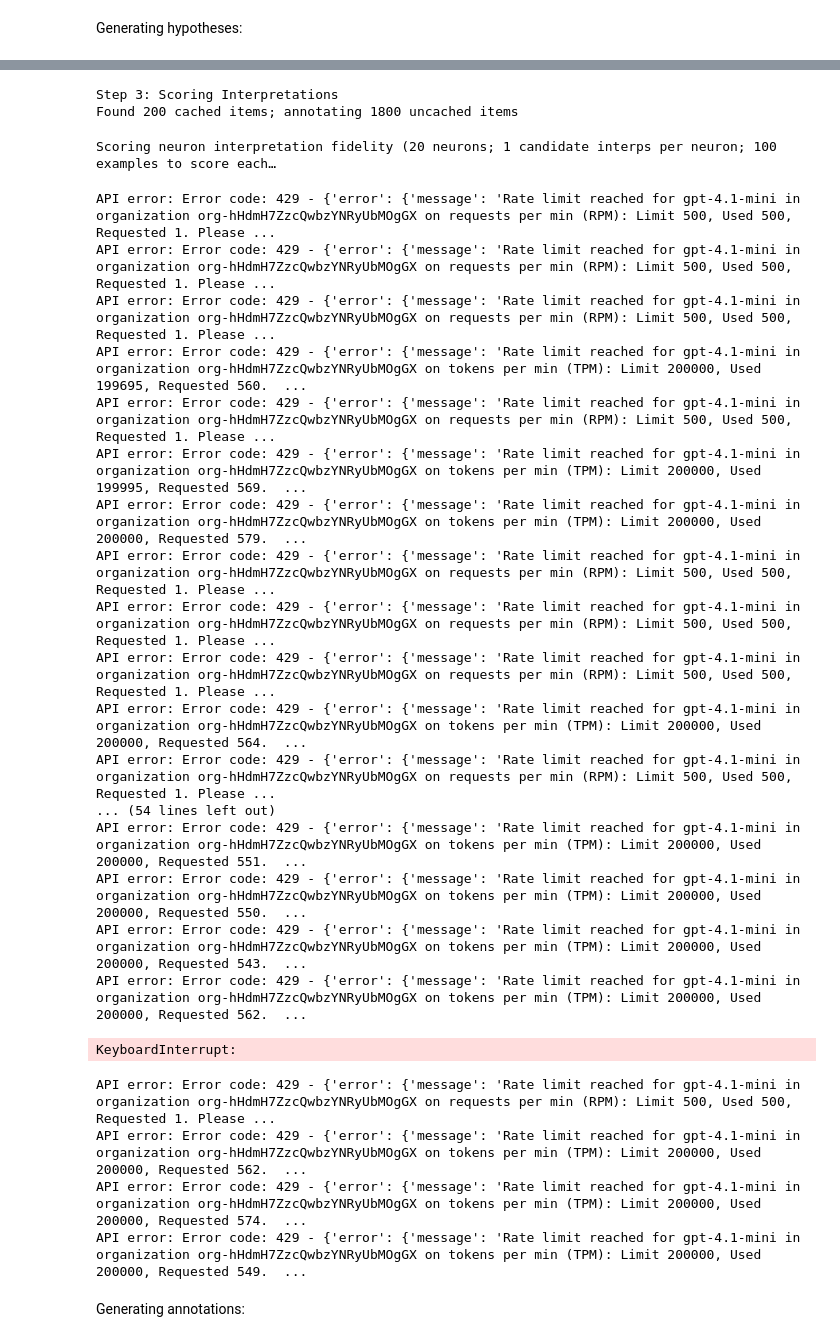
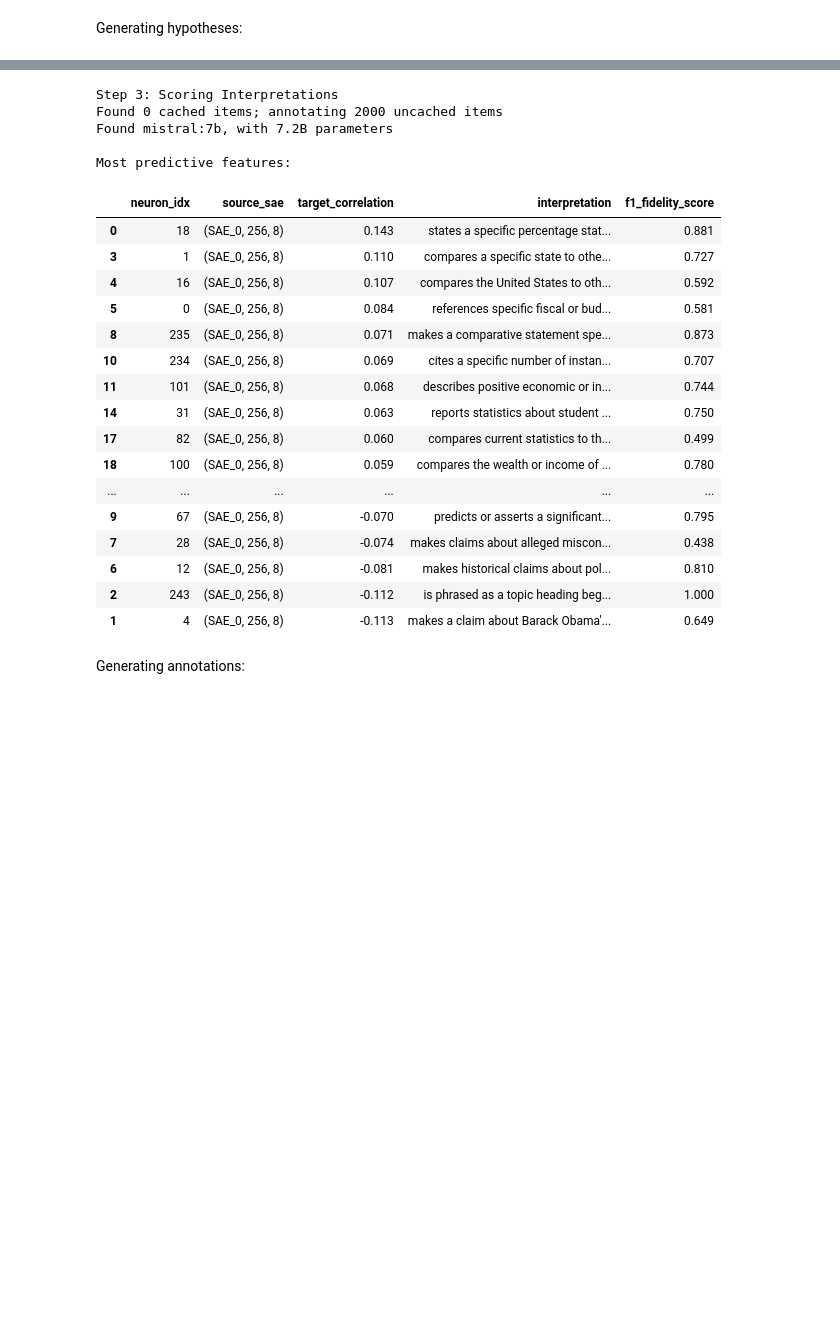
Before and after one commit to adityad2123/HypotheSAEs, a Jupyter notebook: new_data.ipynb, the cells around one changed output, grey strips where cells are left out. Cells and saved outputs as stored; diff of their text form; code cells hidden in the pictures; blank space fills up the shorter version.

```diff
--- a/new_data.ipynb
+++ b/new_data.ipynb
@@ -17,6 +17,7 @@ INTERPRETER_MODEL = "gpt-4.1"
 ANNOTATOR_MODEL = "gpt-4.0-mini"
 
 INTERPRETER_MODEL_OLLAMA = "mistral:7b"
+ANNOTATOR_MODEL_OLLAMA = 'mistral:7b'
 N_WORKERS_ANNOTATION = 8
 # %% [markdown]
 This is how we import the LIAR dataset. Once you import it, comment the lines out——so when you rereun the notebook, it doesn't redownload.
@@ -90,6 +91,7 @@ sae = train_sae(
     # task='binary',
     # n_classes=1,
     matryoshka_prefix_lengths=[32, 256],
-    checkpoint_dir=checkpoint_dir
+    checkpoint_dir=checkpoint_dir,
+    # overwrite_checkpoint=True
 )
 # %% [output]
@@ -203,56 +222,53 @@ Generating hypotheses:
 # %%
 selection_method = "correlation"
 results = generate_hypotheses(
     texts=texts,
     labels=labels,
     embeddings=train_embeddings,
     sae=sae,
     cache_name=CACHE_NAME,
     selection_method=selection_method,
     n_selected_neurons=20,
     n_candidate_interpretations=1,
     task_specific_instructions=TASK_SPECIFIC_INSTRUCTIONS,
     interpreter_model=INTERPRETER_MODEL,
-    annotator_model=ANNOTATOR_MODEL,
+    annotator_model=ANNOTATOR_MODEL_OLLAMA,
     n_workers_annotation=N_WORKERS_ANNOTATION, # Please lower this parameter if you are running into OpenAI API rate limits
 )
 
 print("\nMost predictive features:")
 pd.set_option('display.max_colwidth', None)
 display(results.sort_values(by=f"target_{selection_method}", ascending=False).round(3))
 pd.reset_option('display.max_colwidth')
 # %% [output]
 Embeddings shape: (6472, 768)
 Activations shape: (6472, 256)
 
 Step 1: Selecting top 20 predictive neurons
 
 Step 2: Interpreting selected neurons
 Step 3: Scoring Interpretations
-Found 200 cached items; annotating 1800 uncached items
+Found 0 cached items; annotating 2000 uncached items
+Found mistral:7b, with 7.2B parameters
+
+Most predictive features:
-Scoring neuron interpretation fidelity (20 neurons; 1 candidate interps per neuron; 100 examples to score each…
-API error: Error code: 429 - {'error': {'message': 'Rate limit reached for gpt-4.1-mini in organization org-hHdmH7ZzcQwbzYNRyUbMOgGX on requests per min (RPM): Limit 500, Used 500, Requested 1. Please ...
-API error: Error code: 429 - {'error': {'message': 'Rate limit reached for gpt-4.1-mini in organization org-hHdmH7ZzcQwbzYNRyUbMOgGX on requests per min (RPM): Limit 500, Used 500, Requested 1. Please ...
-API error: Error code: 429 - {'error': {'message': 'Rate limit reached for gpt-4.1-mini in organization org-hHdmH7ZzcQwbzYNRyUbMOgGX on requests per min (RPM): Limit 500, Used 500, Requested 1. Please ...
-API error: Error code: 429 - {'error': {'message': 'Rate limit reached for gpt-4.1-mini in organization org-hHdmH7ZzcQwbzYNRyUbMOgGX on tokens per min (TPM): Limit 200000, Used 199695, Requested 560.  ...
-API error: Error code: 429 - {'error': {'message': 'Rate limit reached for gpt-4.1-mini in organization org-hHdmH7ZzcQwbzYNRyUbMOgGX on requests per min (RPM): Limit 500, Used 500, Requested 1. Please ...
-API error: Error code: 429 - {'error': {'message': 'Rate limit reached for gpt-4.1-mini in organization org-hHdmH7ZzcQwbzYNRyUbMOgGX on tokens per min (TPM): Limit 200000, Used 199995, Requested 569.  ...
-API error: Error code: 429 - {'error': {'message': 'Rate limit reached for gpt-4.1-mini in organization org-hHdmH7ZzcQwbzYNRyUbMOgGX on tokens per min (TPM): Limit 200000, Used 200000, Requested 579.  ...
-API error: Error code: 429 - {'error': {'message': 'Rate limit reached for gpt-4.1-mini in organization org-hHdmH7ZzcQwbzYNRyUbMOgGX on requests per min (RPM): Limit 500, Used 500, Requested 1. Please ...
-API error: Error code: 429 - {'error': {'message': 'Rate limit reached for gpt-4.1-mini in organization org-hHdmH7ZzcQwbzYNRyUbMOgGX on requests per min (RPM): Limit 500, Used 500, Requested 1. Please ...
-API error: Error code: 429 - {'error': {'message': 'Rate limit reached for gpt-4.1-mini in organization org-hHdmH7ZzcQwbzYNRyUbMOgGX on requests per min (RPM): Limit 500, Used 500, Requested 1. Please ...
-API error: Error code: 429 - {'error': {'message': 'Rate limit reached for gpt-4.1-mini in organization org-hHdmH7ZzcQwbzYNRyUbMOgGX on tokens per min (TPM): Limit 200000, Used 200000, Requested 564.  ...
-API error: Error code: 429 - {'error': {'message': 'Rate limit reached for gpt-4.1-mini in organization org-hHdmH7ZzcQwbzYNRyUbMOgGX on requests per min (RPM): Limit 500, Used 500, Requested 1. Please ...
-... (54 lines left out)
-API error: Error code: 429 - {'error': {'message': 'Rate limit reached for gpt-4.1-mini in organization org-hHdmH7ZzcQwbzYNRyUbMOgGX on tokens per min (TPM): Limit 200000, Used 200000, Requested 551.  ...
-API error: Error code: 429 - {'error': {'message': 'Rate limit reached for gpt-4.1-mini in organization org-hHdmH7ZzcQwbzYNRyUbMOgGX on tokens per min (TPM): Limit 200000, Used 200000, Requested 550.  ...
-API error: Error code: 429 - {'error': {'message': 'Rate limit reached for gpt-4.1-mini in organization org-hHdmH7ZzcQwbzYNRyUbMOgGX on tokens per min (TPM): Limit 200000, Used 200000, Requested 543.  ...
-API error: Error code: 429 - {'error': {'message': 'Rate limit reached for gpt-4.1-mini in organization org-hHdmH7ZzcQwbzYNRyUbMOgGX on tokens per min (TPM): Limit 200000, Used 200000, Requested 562.  ...
-KeyboardInterrupt:
-API error: Error code: 429 - {'error': {'message': 'Rate limit reached for gpt-4.1-mini in organization org-hHdmH7ZzcQwbzYNRyUbMOgGX on requests per min (RPM): Limit 500, Used 500, Requested 1. Please ...
-API error: Error code: 429 - {'error': {'message': 'Rate limit reached for gpt-4.1-mini in organization org-hHdmH7ZzcQwbzYNRyUbMOgGX on tokens per min (TPM): Limit 200000, Used 200000, Requested 562.  ...
-API error: Error code: 429 - {'error': {'message': 'Rate limit reached for gpt-4.1-mini in organization org-hHdmH7ZzcQwbzYNRyUbMOgGX on tokens per min (TPM): Limit 200000, Used 200000, Requested 574.  ...
-API error: Error code: 429 - {'error': {'message': 'Rate limit reached for gpt-4.1-mini in organization org-hHdmH7ZzcQwbzYNRyUbMOgGX on tokens per min (TPM): Limit 200000, Used 200000, Requested 549.  ...
+|  | neuron_idx | source_sae | target_correlation | interpretation | f1_fidelity_score |
+| 0 | 18 | (SAE_0, 256, 8) | 0.143 | states a specific percentage stat... | 0.881 |
+| 3 | 1 | (SAE_0, 256, 8) | 0.110 | compares a specific state to othe... | 0.727 |
+| 4 | 16 | (SAE_0, 256, 8) | 0.107 | compares the United States to oth... | 0.592 |
+| 5 | 0 | (SAE_0, 256, 8) | 0.084 | references specific fiscal or bud... | 0.581 |
+| 8 | 235 | (SAE_0, 256, 8) | 0.071 | makes a comparative statement spe... | 0.873 |
+| 10 | 234 | (SAE_0, 256, 8) | 0.069 | cites a specific number of instan... | 0.707 |
+| 11 | 101 | (SAE_0, 256, 8) | 0.068 | describes positive economic or in... | 0.744 |
+| 14 | 31 | (SAE_0, 256, 8) | 0.063 | reports statistics about student ... | 0.750 |
+| 17 | 82 | (SAE_0, 256, 8) | 0.060 | compares current statistics to th... | 0.499 |
+| 18 | 100 | (SAE_0, 256, 8) | 0.059 | compares the wealth or income of ... | 0.780 |
+| ... | ... | ... | ... | ... | ... |
+| 9 | 67 | (SAE_0, 256, 8) | -0.070 | predicts or asserts a significant... | 0.795 |
+| 7 | 28 | (SAE_0, 256, 8) | -0.074 | makes claims about alleged miscon... | 0.438 |
+| 6 | 12 | (SAE_0, 256, 8) | -0.081 | makes historical claims about pol... | 0.810 |
+| 2 | 243 | (SAE_0, 256, 8) | -0.112 | is phrased as a topic heading beg... | 1.000 |
+| 1 | 4 | (SAE_0, 256, 8) | -0.113 | makes a claim about Barack Obama'... | 0.649 |
 # %% [markdown]
 Generating annotations:
 # %%
```
Also changed, not shown: parts of 3 cells of this notebook.
